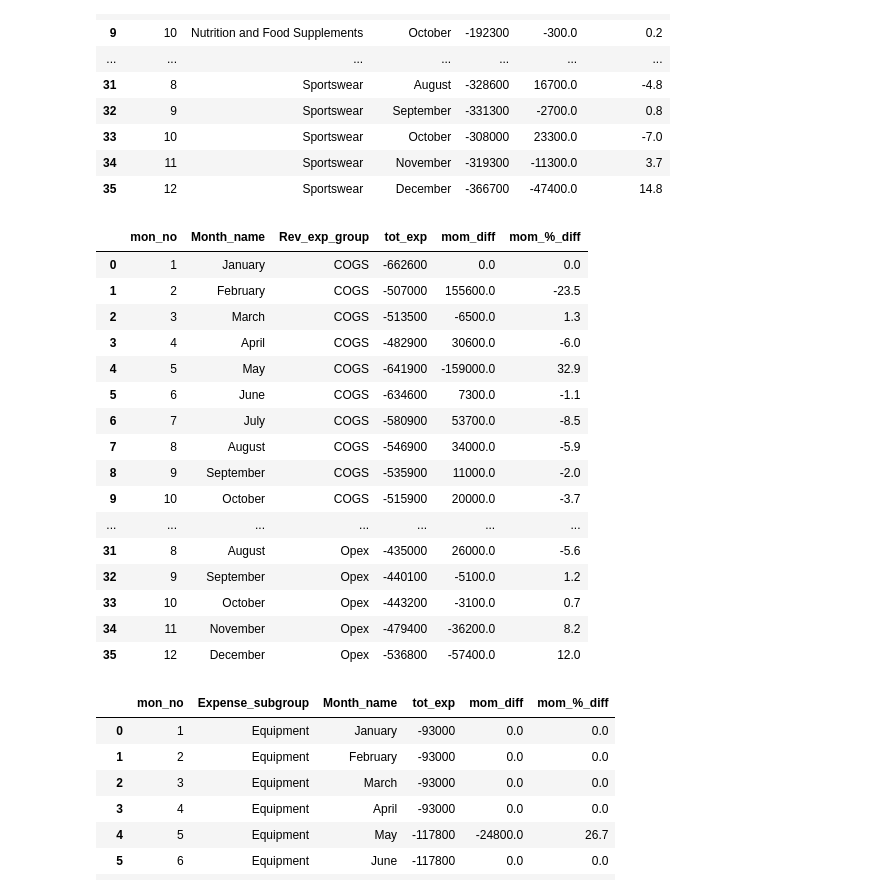
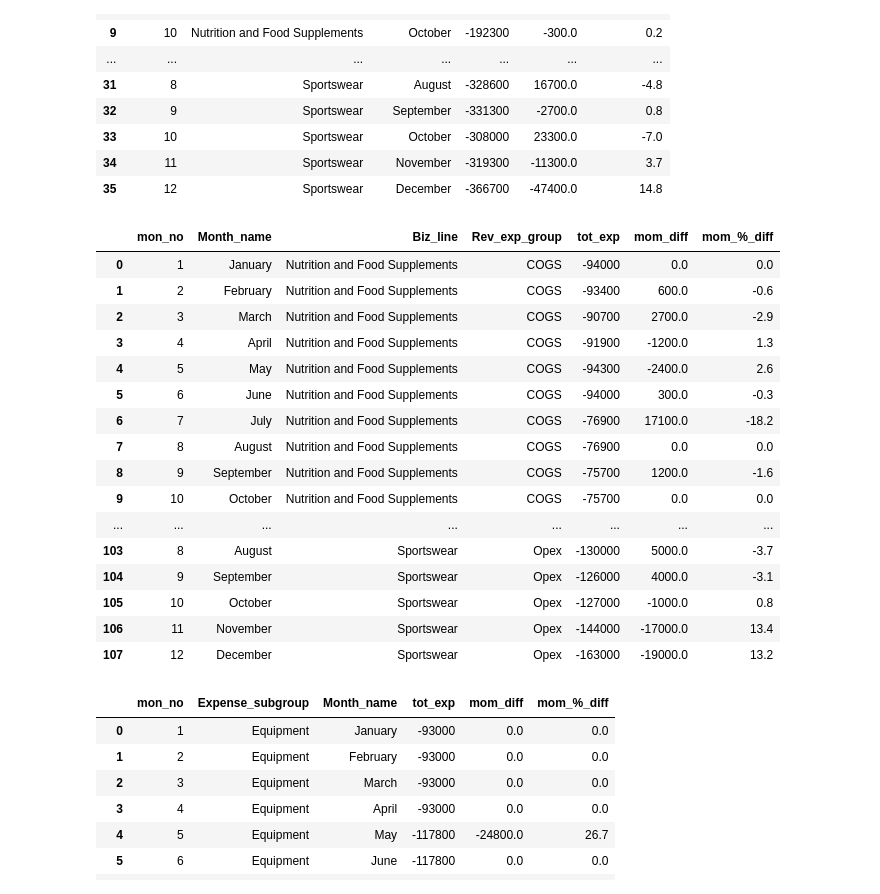
Before and after one commit to djibril968/Python_projects, a Jupyter notebook: Onyx_Financial_Analysis.ipynb, the cells around one changed output. Cells and saved outputs as stored; diff of their text form; code cells hidden in the pictures.

```diff
--- a/Onyx_Financial_Analysis.ipynb
+++ b/Onyx_Financial_Analysis.ipynb
@@ -484,7 +484,7 @@ exp_by_biz_sub_grp.head()
 
 exp_by_biz_sub_grp = trend_exp_extract.groupby([ 'mon_no','Biz_line','Month_name'])['Amount'].sum().reset_index(name = 'tot_exp').sort_values(['Biz_line','mon_no', 'tot_exp'], ascending= [True, True, False])
 
-def mom_cal_and_pct(df):
+def exp_mom_cal_and_pct(df):
     df['mom_diff'] = df['tot_exp'] - df['tot_exp'].shift(1)
     df['mom_%_diff'] = df['tot_exp'].pct_change().round(3)*100
     df.iloc[0, df.columns.get_loc('mom_diff')] = 0.0
@@ -492,7 +492,7 @@ def mom_cal_and_pct(df):
 
     return df
 
-exp_by_biz_sub_grp = exp_by_biz_sub_grp.groupby('Biz_line').apply(mom_cal_and_pct).reset_index(drop= True)
+exp_by_biz_sub_grp = exp_by_biz_sub_grp.groupby('Biz_line').apply(exp_mom_cal_and_pct).reset_index(drop= True)
 
 exp_by_biz_sub_grp
 # %% [output]
@@ -516,26 +516,26 @@ exp_by_biz_sub_grp
 # %%
 # month over month change in expenses for expense groups
 
-exp_by_exp_grp = trend_exp_extract.groupby([ 'mon_no','Month_name', 'Rev_exp_group'])['Amount'].sum().reset_index(name = 'tot_exp').sort_values(['Rev_exp_group','mon_no', 'tot_exp'], ascending= [True, True, False])
-exp_by_exp_grp.groupby('Rev_exp_group').apply(mom_cal_and_pct).reset_index(drop= True)
+exp_by_exp_grp = trend_exp_extract.groupby([ 'mon_no','Month_name','Biz_line' ,'Rev_exp_group'])['Amount'].sum().reset_index(name = 'tot_exp').sort_values(['Biz_line','Rev_exp_group','mon_no'], ascending= [True, True, True])
+exp_by_exp_grp.groupby('Rev_exp_group').apply(exp_mom_cal_and_pct).reset_index(drop= True)
 # %% [output]
-|  | mon_no | Month_name | Rev_exp_group | tot_exp | mom_diff | mom_%_diff |
-| 0 | 1 | January | COGS | -662600 | 0.0 | 0.0 |
-| 1 | 2 | February | COGS | -507000 | 155600.0 | -23.5 |
-| 2 | 3 | March | COGS | -513500 | -6500.0 | 1.3 |
-| 3 | 4 | April | COGS | -482900 | 30600.0 | -6.0 |
-| 4 | 5 | May | COGS | -641900 | -159000.0 | 32.9 |
-| 5 | 6 | June | COGS | -634600 | 7300.0 | -1.1 |
-| 6 | 7 | July | COGS | -580900 | 53700.0 | -8.5 |
-| 7 | 8 | August | COGS | -546900 | 34000.0 | -5.9 |
-| 8 | 9 | September | COGS | -535900 | 11000.0 | -2.0 |
-| 9 | 10 | October | COGS | -515900 | 20000.0 | -3.7 |
-| ... | ... | ... | ... | ... | ... | ... |
-| 31 | 8 | August | Opex | -435000 | 26000.0 | -5.6 |
-| 32 | 9 | September | Opex | -440100 | -5100.0 | 1.2 |
-| 33 | 10 | October | Opex | -443200 | -3100.0 | 0.7 |
-| 34 | 11 | November | Opex | -479400 | -36200.0 | 8.2 |
-| 35 | 12 | December | Opex | -536800 | -57400.0 | 12.0 |
+|  | mon_no | Month_name | Biz_line | Rev_exp_group | tot_exp | mom_diff | mom_%_diff |
+| 0 | 1 | January | Nutrition and Food Supplements | COGS | -94000 | 0.0 | 0.0 |
+| 1 | 2 | February | Nutrition and Food Supplements | COGS | -93400 | 600.0 | -0.6 |
+| 2 | 3 | March | Nutrition and Food Supplements | COGS | -90700 | 2700.0 | -2.9 |
+| 3 | 4 | April | Nutrition and Food Supplements | COGS | -91900 | -1200.0 | 1.3 |
+| 4 | 5 | May | Nutrition and Food Supplements | COGS | -94300 | -2400.0 | 2.6 |
+| 5 | 6 | June | Nutrition and Food Supplements | COGS | -94000 | 300.0 | -0.3 |
+| 6 | 7 | July | Nutrition and Food Supplements | COGS | -76900 | 17100.0 | -18.2 |
+| 7 | 8 | August | Nutrition and Food Supplements | COGS | -76900 | 0.0 | 0.0 |
+| 8 | 9 | September | Nutrition and Food Supplements | COGS | -75700 | 1200.0 | -1.6 |
+| 9 | 10 | October | Nutrition and Food Supplements | COGS | -75700 | 0.0 | 0.0 |
+| ... | ... | ... | ... | ... | ... | ... | ... |
+| 103 | 8 | August | Sportswear | Opex | -130000 | 5000.0 | -3.7 |
+| 104 | 9 | September | Sportswear | Opex | -126000 | 4000.0 | -3.1 |
+| 105 | 10 | October | Sportswear | Opex | -127000 | -1000.0 | 0.8 |
+| 106 | 11 | November | Sportswear | Opex | -144000 | -17000.0 | 13.4 |
+| 107 | 12 | December | Sportswear | Opex | -163000 | -19000.0 | 13.2 |
 # %%
 # month over month change and percentage change in expenses for expense subgroups
 
```
Also changed, not shown: parts of 6 cells of this notebook.
